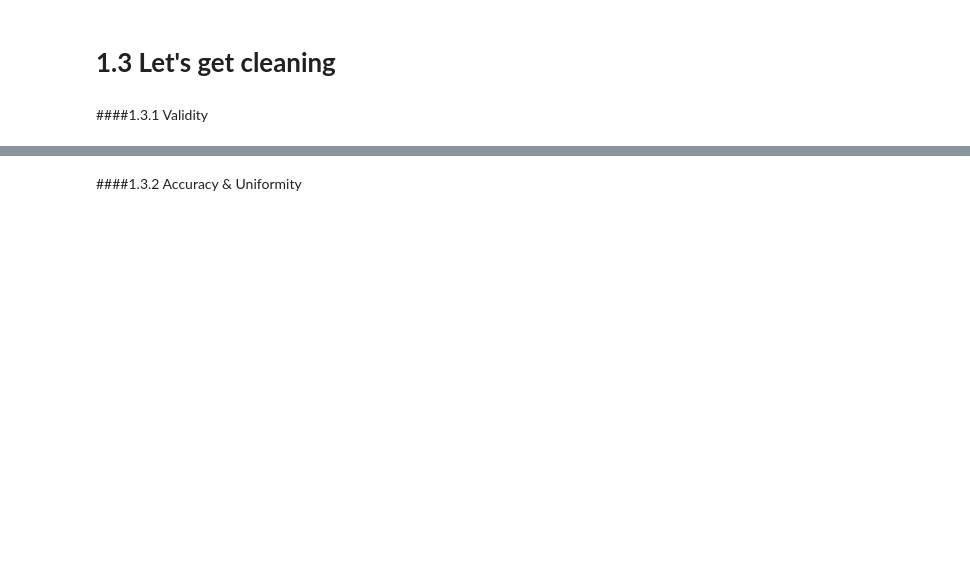
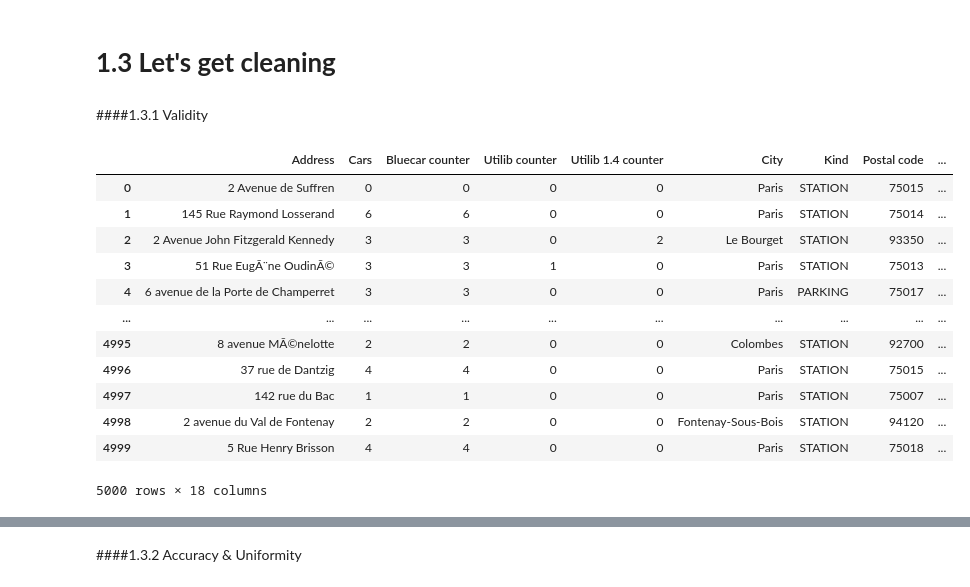
Before and after one commit to CorletteN/Autolib-France-Data, a Jupyter notebook: Moringa_School_Corlette_Nyaundi_Wk_4.ipynb, the cells around one changed output, grey strips where cells are left out. Drawn from its saved outputs; the diff is of its cells as text; code cells hidden in the pictures; blank space fills up the shorter version.

```diff
--- a/Moringa_School_Corlette_Nyaundi_Wk_4.ipynb
+++ b/Moringa_School_Corlette_Nyaundi_Wk_4.ipynb
@@ -25,3 +60,21 @@ df = pd.read_csv('/content/Autolib_dataset.csv')
 # **1.3 Let's get cleaning**
 # %% [markdown]
 ####1.3.1 Validity
+# %%
+#We start by dropping irrelevant columns
+df.drop(['Charge Slots','Charging Status','ID','Displayed comment','Scheduled at', 'Slots','Geo point'], axis = 1, inplace = True)
+df
+# %% [output]
+|  | Address | Cars | Bluecar counter | Utilib counter | Utilib 1.4 counter | City | Kind | Postal code | ... |
+| 0 | 2 Avenue de Suffren | 0 | 0 | 0 | 0 | Paris | STATION | 75015 | ... |
+| 1 | 145 Rue Raymond Losserand | 6 | 6 | 0 | 0 | Paris | STATION | 75014 | ... |
+| 2 | 2 Avenue John Fitzgerald Kennedy | 3 | 3 | 0 | 2 | Le Bourget | STATION | 93350 | ... |
+| 3 | 51 Rue EugÃ¨ne OudinÃ© | 3 | 3 | 1 | 0 | Paris | STATION | 75013 | ... |
+| 4 | 6 avenue de la Porte de Champerret | 3 | 3 | 0 | 0 | Paris | PARKING | 75017 | ... |
+| ... | ... | ... | ... | ... | ... | ... | ... | ... | ... |
+| 4995 | 8 avenue MÃ©nelotte | 2 | 2 | 0 | 0 | Colombes | STATION | 92700 | ... |
+| 4996 | 37 rue de Dantzig | 4 | 4 | 0 | 0 | Paris | STATION | 75015 | ... |
+| 4997 | 142 rue du Bac | 1 | 1 | 0 | 0 | Paris | STATION | 75007 | ... |
+| 4998 | 2 avenue du Val de Fontenay | 2 | 2 | 0 | 0 | Fontenay-Sous-Bois | STATION | 94120 | ... |
+| 4999 | 5 Rue Henry Brisson | 4 | 4 | 0 | 0 | Paris | STATION | 75018 | ... |
+5000 rows × 18 columns
```
Also changed, not shown: parts of 16 cells of this notebook.
